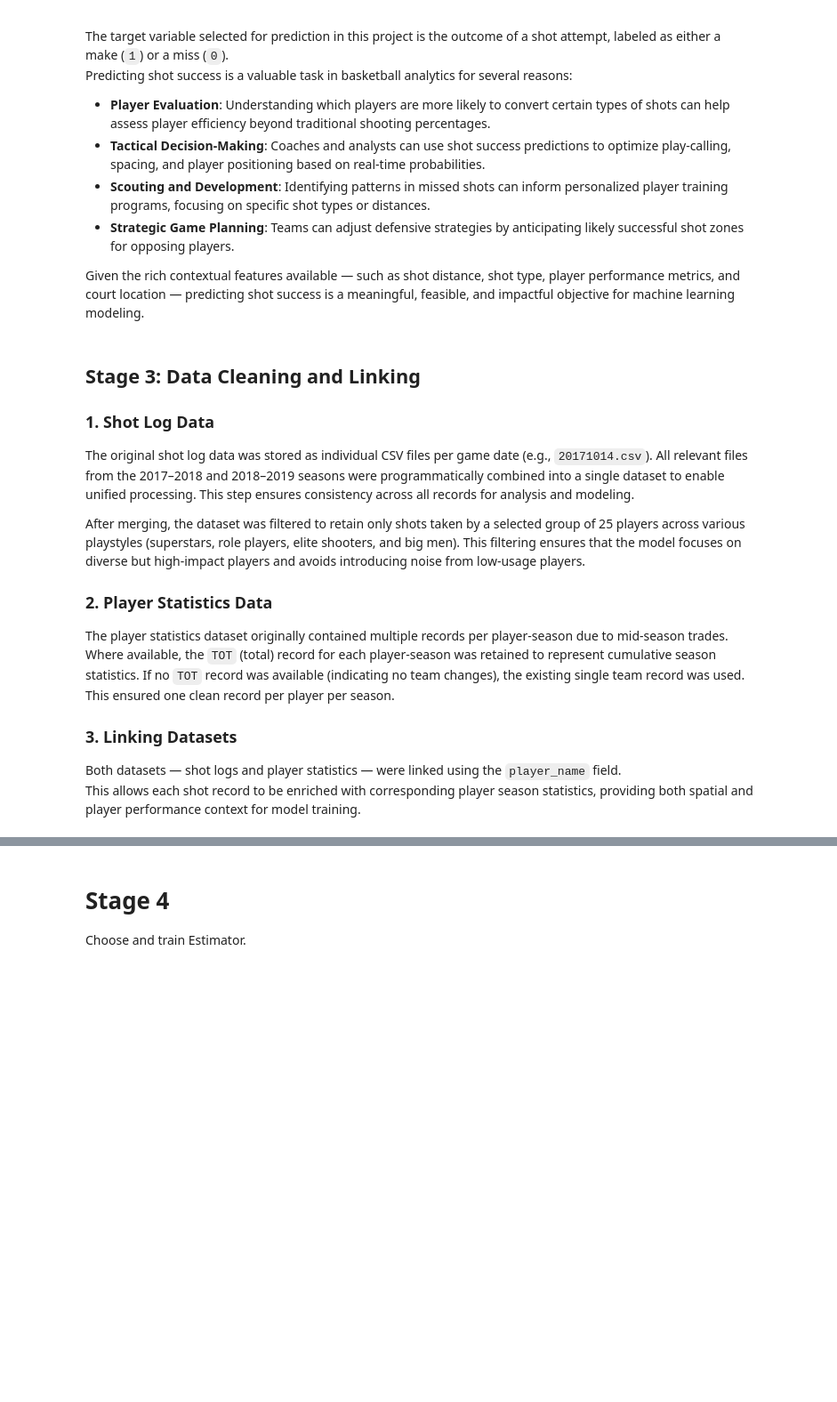
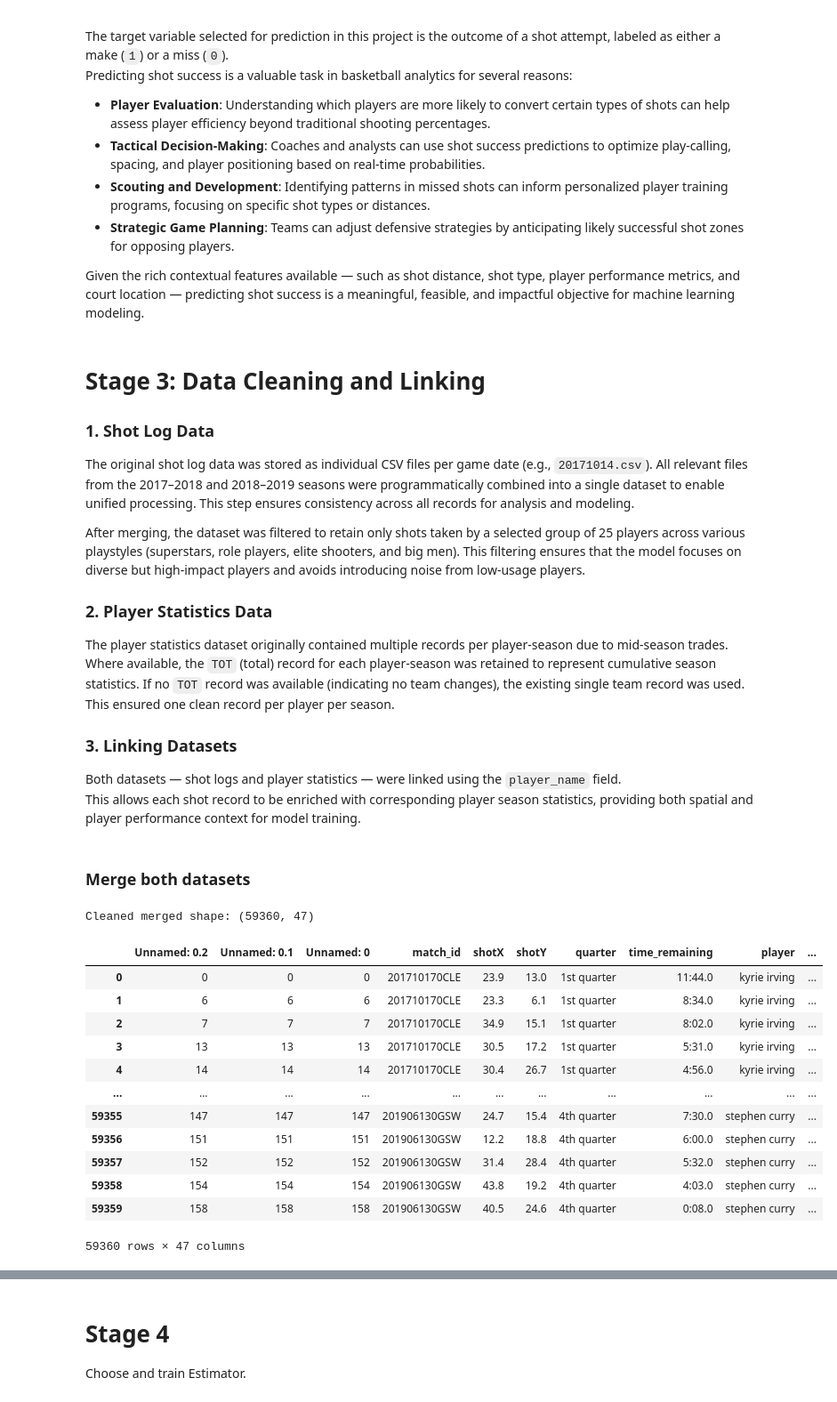
Before and after one commit to Henry-0810/Artificial-Intelligence, a Jupyter notebook: NBA_Shot_Prediction.ipynb, the cells around one changed output, grey strips where cells are left out. Shown at 89% size. Drawn from its saved outputs; the diff is of its cells as text; code cells hidden in the pictures; blank space fills up the shorter version.

```diff
--- a/NBA_Shot_Prediction.ipynb
+++ b/NBA_Shot_Prediction.ipynb
@@ -276,7 +276,7 @@ Predicting shot success is a valuable task in basketball analytics for several r
 
 Given the rich contextual features available — such as shot distance, shot type, player performance metrics, and court location — predicting shot success is a meaningful, feasible, and impactful objective for machine learning modeling.
 # %% [markdown]
-## **Stage 3: Data Cleaning and Linking**
+# **Stage 3: Data Cleaning and Linking**
 
 ### 1. Shot Log Data
 
@@ -292,3 +292,53 @@ The player statistics dataset originally contained multiple records per player-s
 
 Both datasets — shot logs and player statistics — were linked using the `player_name` field.
 This allows each shot record to be enriched with corresponding player season statistics, providing both spatial and player performance context for model training.
+# %% [markdown]
+### Merge both datasets
+# %%
+stats = pd.read_csv('/content/drive/MyDrive/Data_Science_Project/filtered_player_stats.csv')
+shots = pd.read_csv('/content/drive/MyDrive/Data_Science_Project/filtered_shot_logs.csv')
+
+# Step 1: Clean player name fields
+shots['player'] = shots['player'].str.lower()
+stats['Player'] = stats['Player'].str.lower()
+
+# Step 2: Extract season from the source_file (e.g., 20171017 → 2017–2018)
+def extract_season(filename):
+    year = int(filename[:4])
+    if year == 2017 or year == 2018:
+        return "2017-2018"
+    elif year == 2018 or year == 2019:
+        return "2018-2019"
+    else:
+        return None
+
+shots['season'] = shots['source_file'].apply(lambda x: extract_season(x))
+
+# Step 3: Merge on player name and season
+merged = pd.merge(
+    shots,
+    stats,
+    left_on=['player', 'season'],
+    right_on=['Player', 'Year'],
+    how='left'
+)
+
+merged = merged.drop(columns=['Player', 'Year'])
+merged.to_csv("/content/drive/MyDrive/Data_Science_Project/clean_merged_shots_stats.csv", index=False)
+print("Cleaned merged shape:", merged.shape)
+display(merged)
+# %% [output]
+Cleaned merged shape: (59360, 47)
+|  | Unnamed: 0.2 | Unnamed: 0.1 | Unnamed: 0 | match_id | shotX | shotY | quarter | time_remaining | player | ... |
+| 0 | 0 | 0 | 0 | 201710170CLE | 23.9 | 13.0 | 1st quarter | 11:44.0 | kyrie irving | ... |
+| 1 | 6 | 6 | 6 | 201710170CLE | 23.3 | 6.1 | 1st quarter | 8:34.0 | kyrie irving | ... |
+| 2 | 7 | 7 | 7 | 201710170CLE | 34.9 | 15.1 | 1st quarter | 8:02.0 | kyrie irving | ... |
+| 3 | 13 | 13 | 13 | 201710170CLE | 30.5 | 17.2 | 1st quarter | 5:31.0 | kyrie irving | ... |
+| 4 | 14 | 14 | 14 | 201710170CLE | 30.4 | 26.7 | 1st quarter | 4:56.0 | kyrie irving | ... |
+| ... | ... | ... | ... | ... | ... | ... | ... | ... | ... | ... |
+| 59355 | 147 | 147 | 147 | 201906130GSW | 24.7 | 15.4 | 4th quarter | 7:30.0 | stephen curry | ... |
+| 59356 | 151 | 151 | 151 | 201906130GSW | 12.2 | 18.8 | 4th quarter | 6:00.0 | stephen curry | ... |
+| 59357 | 152 | 152 | 152 | 201906130GSW | 31.4 | 28.4 | 4th quarter | 5:32.0 | stephen curry | ... |
+| 59358 | 154 | 154 | 154 | 201906130GSW | 43.8 | 19.2 | 4th quarter | 4:03.0 | stephen curry | ... |
+| 59359 | 158 | 158 | 158 | 201906130GSW | 40.5 | 24.6 | 4th quarter | 0:08.0 | stephen curry | ... |
+59360 rows × 47 columns
```
Also changed, not shown: parts of 8 cells of this notebook.
